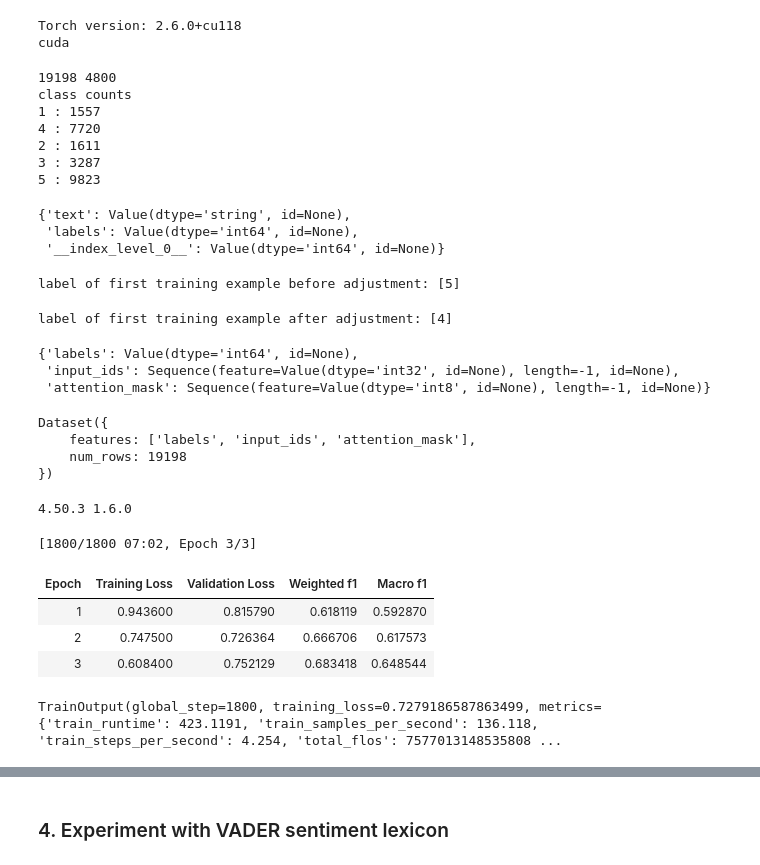
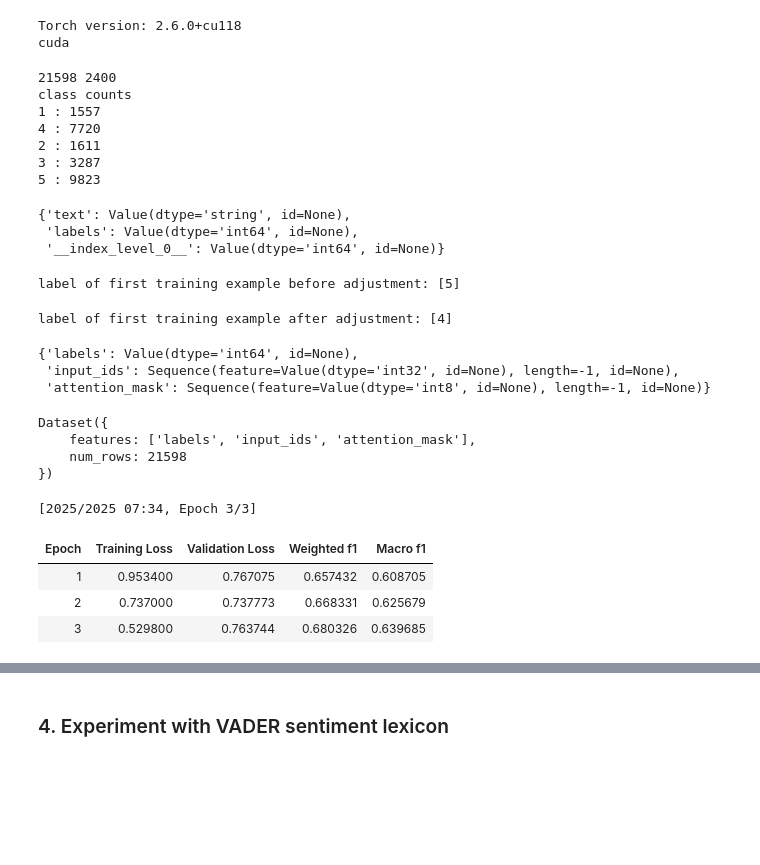
Before and after one commit to ArpanMukhopadhyay/NLP_applied, a Jupyter notebook: assignment1/ANLP_2025_S1_assignment1_a1797378_arpan_version9 copy.ipynb, the cells around one changed output, grey strips where cells are left out. Saved outputs shown, nothing was run; the diff lists cells and outputs as text; code cells hidden in the pictures; blank space fills up the shorter version.

```diff
--- a/assignment1/ANLP_2025_S1_assignment1_a1797378_arpan_version9 copy.ipynb
+++ b/assignment1/ANLP_2025_S1_assignment1_a1797378_arpan_version9 copy.ipynb
@@ -1259,7 +1259,7 @@ print(device)
 # %% [output]
 cuda
 # %%
-vectorizer = TfidfVectorizer(ngram_range=(1, 3), max_features=10000, min_df=10, max_df=0.9)
+vectorizer = TfidfVectorizer(ngram_range=(1, 3), max_features=5000, min_df=10, max_df=0.9)
 X_train_vec = vectorizer.fit_transform(X_train)
 X_test_vec = vectorizer.transform(X_test)
 
@@ -1319,9 +1319,9 @@ basicNN(
 massive overfitting (whoops)
 # %%
 criterion = nn.CrossEntropyLoss()
-optimizer = optim.Adam(model.parameters(), lr=5e-5, weight_decay=1e-3)
+optimizer = optim.Adam(model.parameters(), lr=5e-5, weight_decay=1e-2)
 
-num_epochs = 10
+num_epochs = 15
 train_loss = []
 test_loss = []
 test_acc = []
@@ -1413,7 +1418,7 @@ cuda
 class_counts = Counter(lem_train_data['overall'])
 X_train, X_test, y_train, y_test = train_test_split(lem_train_data["combined"],
                                                     lem_train_data["overall"],
-                                                    test_size=0.2,
+                                                    test_size=0.1,
                                                     random_state=42,
                                                     shuffle=True)
 print(len(X_train), len(X_test))
@@ -1423,14 +1428,13 @@ for k,v in class_counts.items():
     print(f'{k} : {v}')
 
 train_df = pd.DataFrame({'text': X_train, 'labels': y_train})
-val_df = pd.DataFrame({'text': X_test, 'labels':y_test}) #more appropriately named as it technically is the validation set
-
+val_df = pd.DataFrame({'text': X_test, 'labels':y_test}) #we consider this the validation set before testing at the end of assignment
 train_set = Dataset.from_pandas(train_df)
 val_set = Dataset.from_pandas(val_df)
 
 train_set.features
 # %% [output]
-19198 4800
+21598 2400
 class counts
 1 : 1557
 4 : 7720
@@ -1473,7 +1477,7 @@ train_set_tokens
 # %% [output]
 Dataset({
     features: ['labels', 'input_ids', 'attention_mask'],
-    num_rows: 19198
+    num_rows: 21598
 })
 # %%
 def metrics(eva):
@@ -1485,47 +1489,40 @@ def metrics(eva):
 
     return {"weighted f1": f1_weighted, "macro f1": f1_macro}
 # %%
-import accelerate
-import transformers
-
-print(transformers.__version__, accelerate.__version__)
-
 args = TrainingArguments(
     output_dir='./bert_robert',
     num_train_epochs=3,
     per_device_train_batch_size=32,
     per_device_eval_batch_size=32,
     learning_rate = 5e-5,
     lr_scheduler_type= "cosine",
     weight_decay=1e-3,
     warmup_steps= 600,
     eval_strategy='epoch',
     metric_for_best_model="weighted f1",
-    # load_best_model_at_end=True,
-    # save_strategy='epoch',
-    # save_total_limit=2,
+    load_best_model_at_end=True,
+    save_strategy='epoch',
+    save_total_limit=2,
 )
 
 trainer = Trainer(
     model = model,
     args = args,
     train_dataset= train_set_tokens,
     eval_dataset = val_set_tokens,
     processing_class=tokeniser,
     data_collator=DataCollatorWithPadding(tokeniser),
     compute_metrics=metrics,
 )
 
 trainer.train()
-# trainer.save_model("./best_model")
+trainer.save_model("./best_model")
 # %% [output]
-4.50.3 1.6.0
+[2025/2025 07:34, Epoch 3/3]
-[1800/1800 07:02, Epoch 3/3]
 | Epoch | Training Loss | Validation Loss | Weighted f1 | Macro f1 |
-| 1 | 0.943600 | 0.815790 | 0.618119 | 0.592870 |
-| 2 | 0.747500 | 0.726364 | 0.666706 | 0.617573 |
-| 3 | 0.608400 | 0.752129 | 0.683418 | 0.648544 |
+| 1 | 0.953400 | 0.767075 | 0.657432 | 0.608705 |
+| 2 | 0.737000 | 0.737773 | 0.668331 | 0.625679 |
+| 3 | 0.529800 | 0.763744 | 0.680326 | 0.639685 |
-TrainOutput(global_step=1800, training_loss=0.7279186587863499, metrics={'train_runtime': 423.1191, 'train_samples_per_second': 136.118, 'train_steps_per_second': 4.254, 'total_flos': 7577013148535808 ...
 # %%
 predictions = trainer.predict(val_set_tokens)
 preds = np.argmax(predictions.predictions, axis=1)
```
Also changed, not shown: parts of 28 cells of this notebook.
